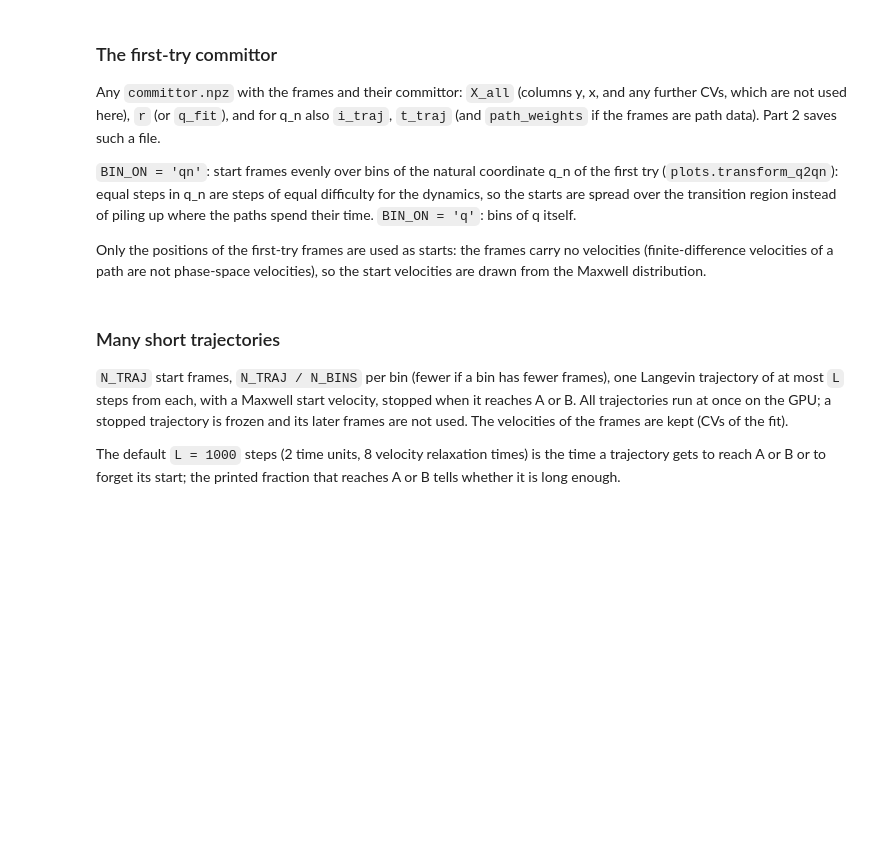
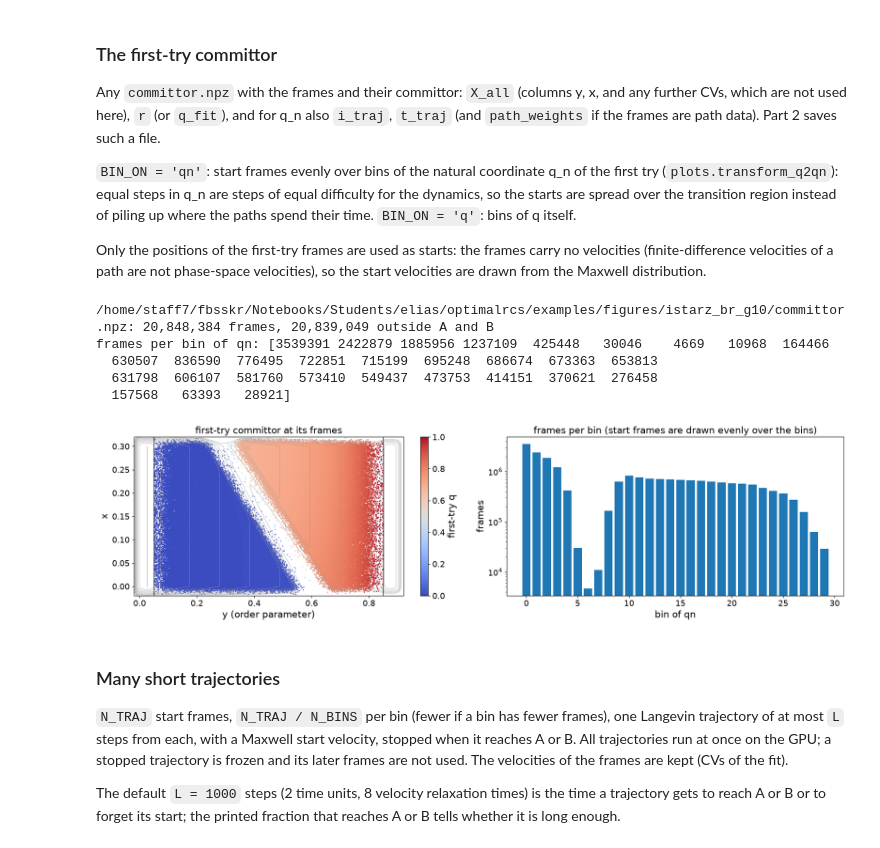
Before and after one commit to Eli4sW1ls/optimalrcs, a Jupyter notebook: examples/zpot_short_trajectories_langevin.ipynb, the cells around one changed output. Drawn from its saved outputs; the diff is of its cells as text; code cells hidden in the pictures; blank space fills up the shorter version.

```diff
--- a/examples/zpot_short_trajectories_langevin.ipynb
+++ b/examples/zpot_short_trajectories_langevin.ipynb
@@ -166,38 +170,45 @@ Any `committor.npz` with the frames and their committor: `X_all` (columns y, x,
 
 Only the positions of the first-try frames are used as starts: the frames carry no velocities (finite-difference velocities of a path are not phase-space velocities), so the start velocities are drawn from the Maxwell distribution.
 # %%
-FIRST_TRY_NPZ = f'{FIG}/committor_staple_langevin_p1500.npz'      # written by part 2
+FIRST_TRY_NPZ = f'/home/staff7/fbsskr/Notebooks/Students/elias/optimalrcs/examples/figures/istarz_br_g10/committor.npz'      # written by part 2
 BIN_ON = 'qn'              # 'qn' or 'q'
 N_BINS = 30
 
 d = np.load(FIRST_TRY_NPZ)
 q_first = (d['r'] if 'r' in d.files else d['q_fit']).astype(float)
 y_first, x_first = d['X_all'][:, 0].astype(float), d['X_all'][:, 1].astype(float)
 free_first = (y_first > lambda_A) & (y_first < lambda_B)
 print(f'{FIRST_TRY_NPZ}: {len(q_first):,} frames, {free_first.sum():,} outside A and B')
 
 if BIN_ON == 'qn':
     w_first = cp.asarray(d['path_weights']) if 'path_weights' in d.files else None
     qn_first = plots.transform_q2qn(cp.asarray(q_first), i_traj=cp.asarray(d['i_traj']), t_traj=cp.asarray(d['t_traj']),
                                     w_traj=w_first, dt_sim=dt)
     coord = qn_first / qn_first.max()
 else:
     coord = q_first
 bin_first = np.clip((coord * N_BINS).astype(int), 0, N_BINS - 1)
 n_per_bin = np.bincount(bin_first[free_first], minlength=N_BINS)
 print(f'frames per bin of {BIN_ON}:', n_per_bin)
 
 fig, (ax1, ax2) = plt.subplots(1, 2, figsize=(18, 5))
 show_frames = np.random.default_rng(0).choice(np.flatnonzero(free_first), size=min(200_000, free_first.sum()), replace=False)
 sc = ax1.scatter(y_first[show_frames], x_first[show_frames], c=q_first[show_frames], s=1, cmap='coolwarm', vmin=0, vmax=1)
 draw_potential(ax1)
 fig.colorbar(sc, ax=ax1, label='first-try q')
 ax1.set_title('first-try committor at its frames')
 ax2.bar(np.arange(N_BINS), n_per_bin)
 ax2.set(yscale='log', xlabel=f'bin of {BIN_ON}', ylabel='frames', title='frames per bin (start frames are drawn evenly over the bins)')
 fig.tight_layout()
 fig.savefig(f'{FIG}/first_try.png', dpi=100, bbox_inches='tight')
 plt.show()
+# %% [output]
+/home/staff7/fbsskr/Notebooks/Students/elias/optimalrcs/examples/figures/istarz_br_g10/committor.npz: 20,848,384 frames, 20,839,049 outside A and B
+frames per bin of qn: [3539391 2422879 1885956 1237109  425448   30046    4669   10968  164466
+  630507  836590  776495  722851  715199  695248  686674  673363  653813
+  631798  606107  581760  573410  549437  473753  414151  370621  276458
+  157568   63393   28921]
+[figure, added]
 # %% [markdown]
 ### Many short trajectories
 
```
Also changed, not shown: parts of 5 cells of this notebook, 6 other files.
